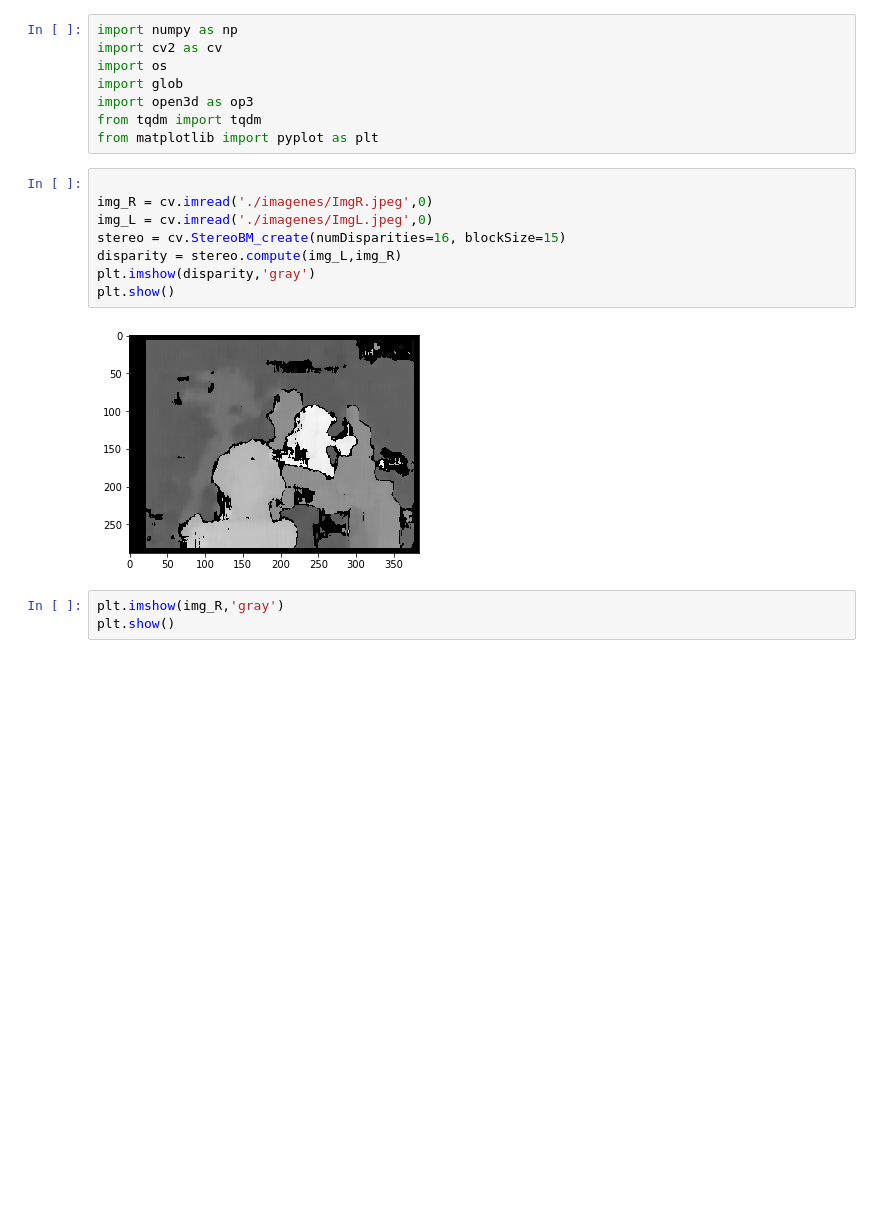
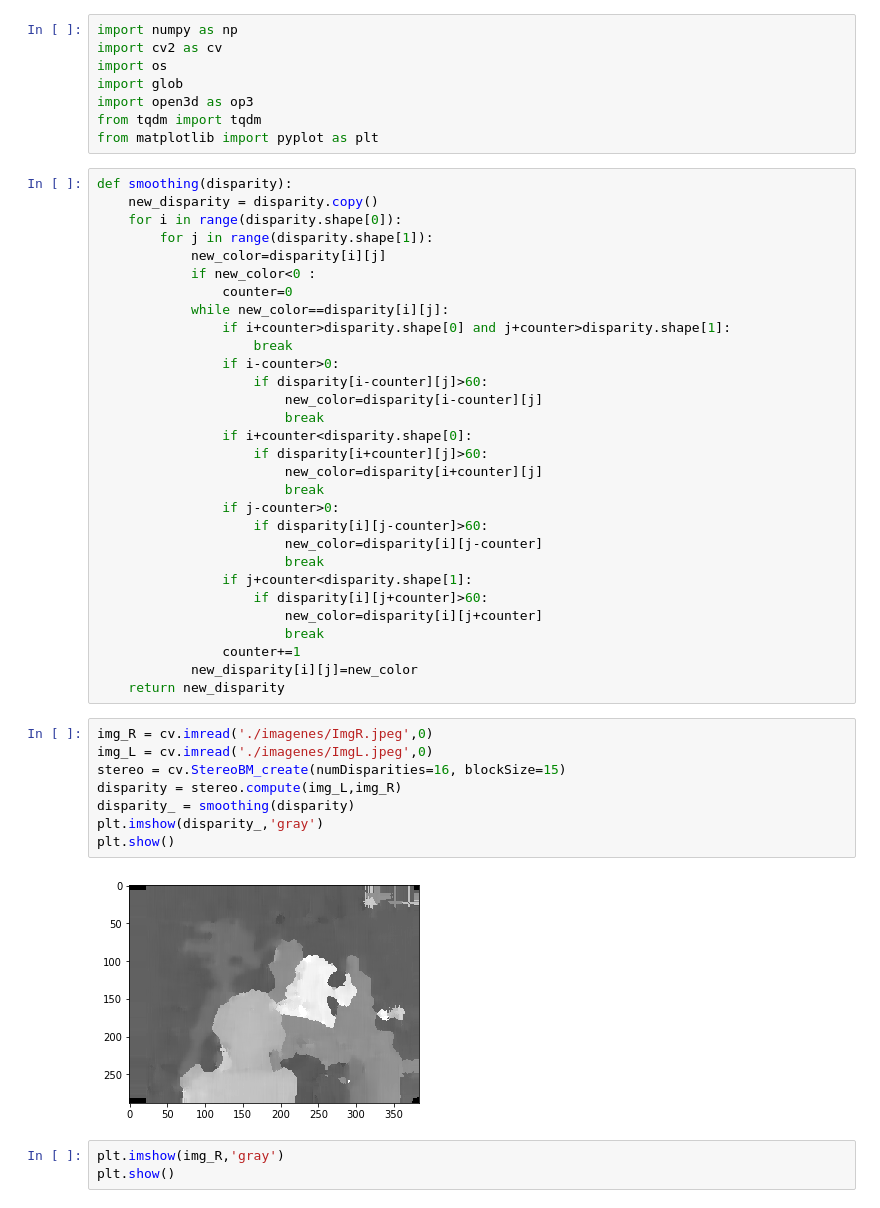
Before and after one commit to RenzoPL23/Transform-2D-Images-Into-3D, a Jupyter notebook: 2d_to_3d_Renzo.ipynb, the cells around one changed output. Drawn from its saved outputs; the diff is of its cells as text; blank space fills up the shorter version.

Commit message:
se agrego una nueva función
Se agrego la función de smoothing para mejorar la calidad de la imagen en el mapa de profundidad.

```diff
--- a/2d_to_3d_Renzo.ipynb
+++ b/2d_to_3d_Renzo.ipynb
@@ -12,16 +12,46 @@ import glob
 import open3d as op3
 from tqdm import tqdm
 from matplotlib import pyplot as plt
+# %%
+def smoothing(disparity):
+    new_disparity = disparity.copy()
+    for i in range(disparity.shape[0]):
+        for j in range(disparity.shape[1]):
+            new_color=disparity[i][j]
+            if new_color<0 :
+                counter=0
+            while new_color==disparity[i][j]:
+                if i+counter>disparity.shape[0] and j+counter>disparity.shape[1]:
+                    break
+                if i-counter>0:
+                    if disparity[i-counter][j]>60:
+                        new_color=disparity[i-counter][j]
+                        break
+                if i+counter<disparity.shape[0]:
+                    if disparity[i+counter][j]>60:
+                        new_color=disparity[i+counter][j]
+                        break
+                if j-counter>0:
+                    if disparity[i][j-counter]>60:
+                        new_color=disparity[i][j-counter]
+                        break
+                if j+counter<disparity.shape[1]:
+                    if disparity[i][j+counter]>60:
+                        new_color=disparity[i][j+counter]
+                        break
+                counter+=1
+            new_disparity[i][j]=new_color
+    return new_disparity
 # %%
-
 img_R = cv.imread('./imagenes/ImgR.jpeg',0)
 img_L = cv.imread('./imagenes/ImgL.jpeg',0)
 stereo = cv.StereoBM_create(numDisparities=16, blockSize=15)
 disparity = stereo.compute(img_L,img_R)
-plt.imshow(disparity,'gray')
+disparity_ = smoothing(disparity)
+plt.imshow(disparity_,'gray')
 plt.show()
 # %% [output]
-[figure, old version]
+[figure, new version]
 # %%
 plt.imshow(img_R,'gray')
 plt.show()
```
Also changed, not shown: parts of 2 cells of this notebook.
